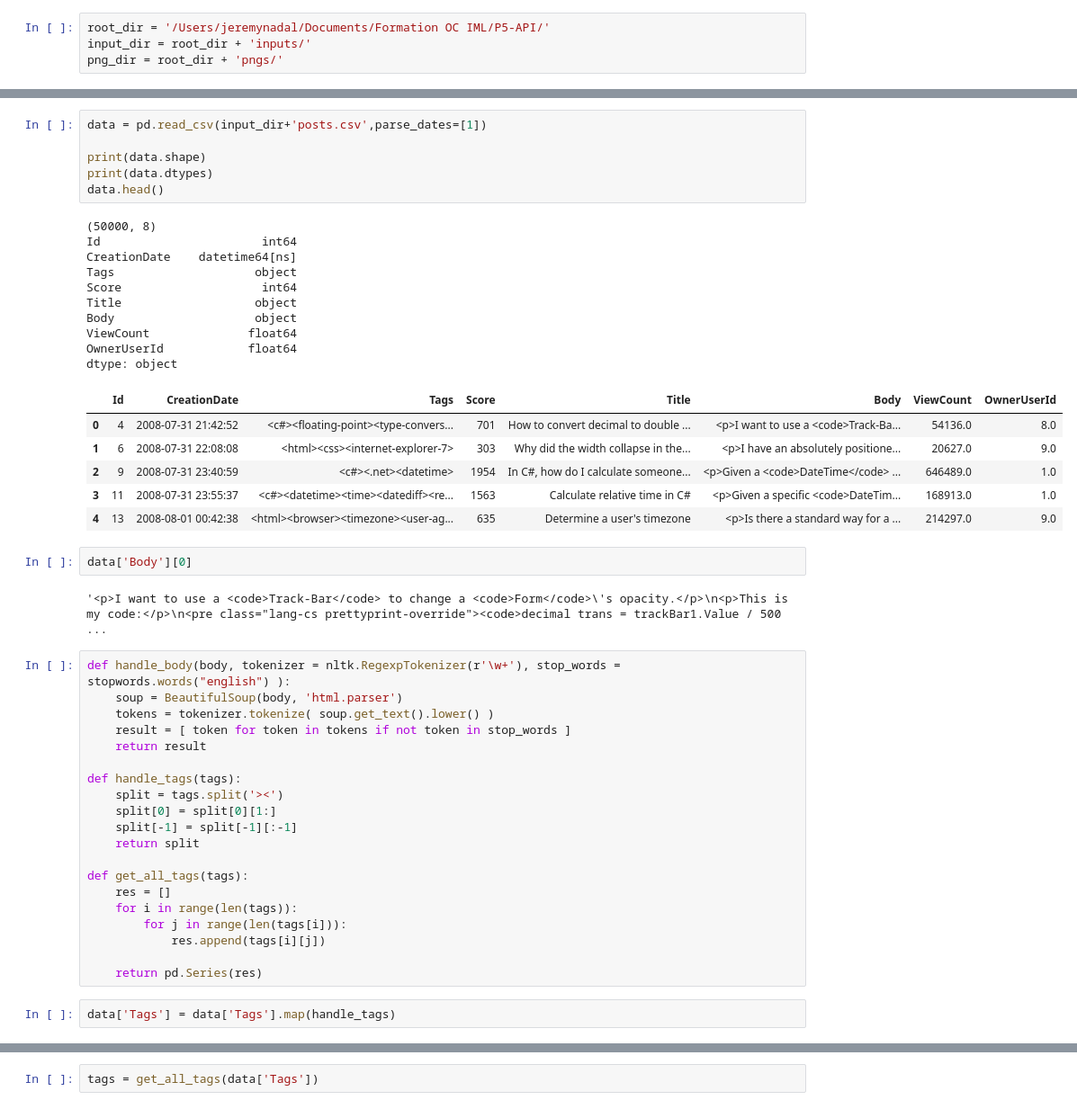
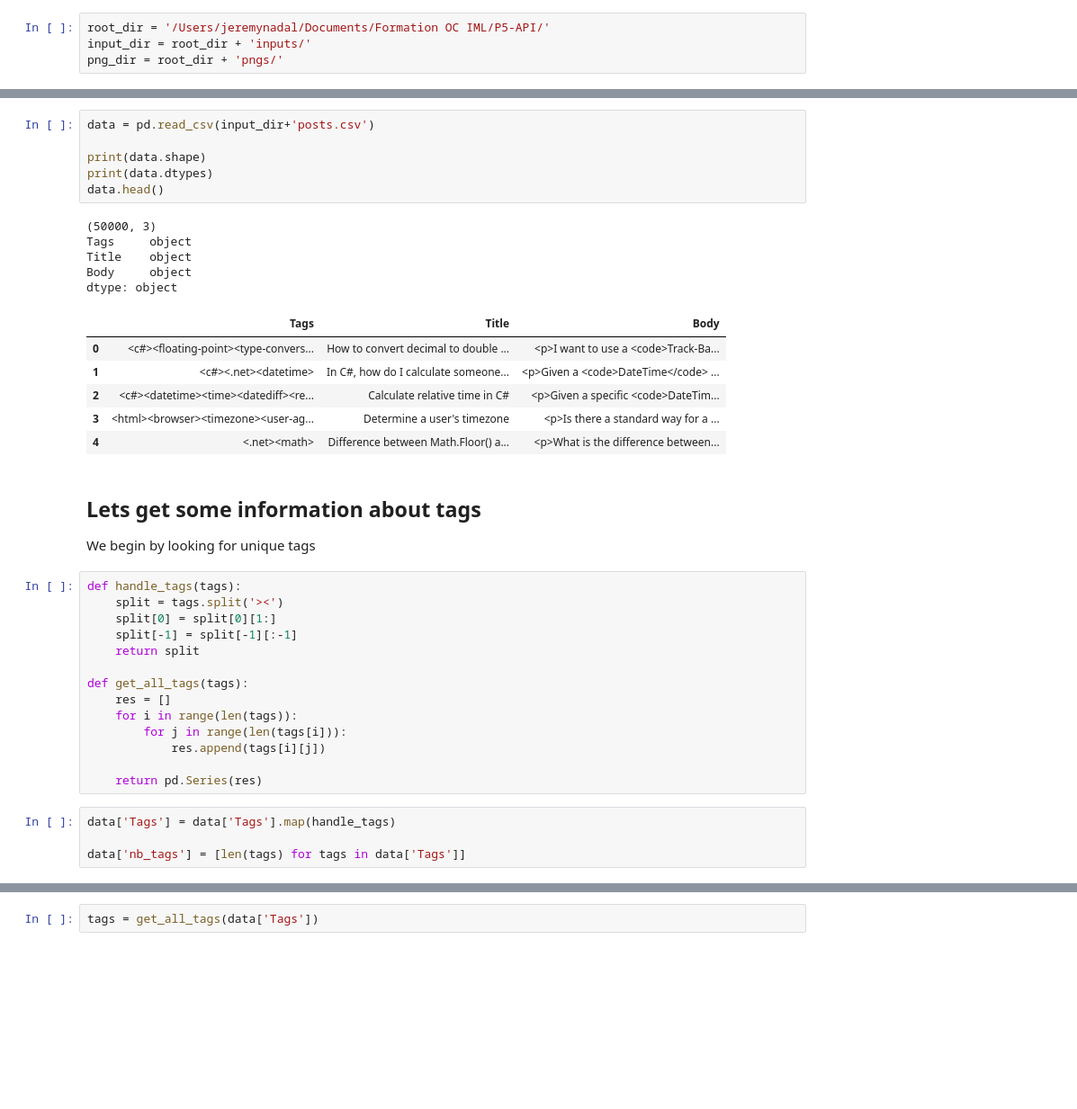
Before and after one commit to Jeremynadal33/categorize_question_API, a Jupyter notebook: cleaning.ipynb, the cells around one changed output, grey strips where cells are left out. Shown at 90% size. Drawn from its saved outputs; the diff is of its cells as text; blank space fills up the shorter version.

```diff
--- a/cleaning.ipynb
+++ b/cleaning.ipynb
@@ -37,37 +81,25 @@ png_dir = root_dir + 'pngs/'
 # %%
-data = pd.read_csv(input_dir+'posts.csv',parse_dates=[1])
+data = pd.read_csv(input_dir+'posts.csv')
 
 print(data.shape)
 print(data.dtypes)
 data.head()
 # %% [output]
-(50000, 8)
-Id                       int64
-CreationDate    datetime64[ns]
-Tags                    object
-Score                    int64
-Title                   object
-Body                    object
-ViewCount              float64
-OwnerUserId            float64
+(50000, 3)
+Tags     object
+Title    object
+Body     object
 dtype: object
-|  | Id | CreationDate | Tags | Score | Title | Body | ViewCount | OwnerUserId |
-| 0 | 4 | 2008-07-31 21:42:52 | <c#><floating-point><type-convers... | 701 | How to convert decimal to double ... | <p>I want to use a <code>Track-Ba... | 54136.0 | 8.0 |
-| 1 | 6 | 2008-07-31 22:08:08 | <html><css><internet-explorer-7> | 303 | Why did the width collapse in the... | <p>I have an absolutely positione... | 20627.0 | 9.0 |
-| 2 | 9 | 2008-07-31 23:40:59 | <c#><.net><datetime> | 1954 | In C#, how do I calculate someone... | <p>Given a <code>DateTime</code> ... | 646489.0 | 1.0 |
-| 3 | 11 | 2008-07-31 23:55:37 | <c#><datetime><time><datediff><re... | 1563 | Calculate relative time in C# | <p>Given a specific <code>DateTim... | 168913.0 | 1.0 |
-| 4 | 13 | 2008-08-01 00:42:38 | <html><browser><timezone><user-ag... | 635 | Determine a user's timezone | <p>Is there a standard way for a ... | 214297.0 | 9.0 |
+|  | Tags | Title | Body |
+| 0 | <c#><floating-point><type-convers... | How to convert decimal to double ... | <p>I want to use a <code>Track-Ba... |
+| 1 | <c#><.net><datetime> | In C#, how do I calculate someone... | <p>Given a <code>DateTime</code> ... |
+| 2 | <c#><datetime><time><datediff><re... | Calculate relative time in C# | <p>Given a specific <code>DateTim... |
+| 3 | <html><browser><timezone><user-ag... | Determine a user's timezone | <p>Is there a standard way for a ... |
+| 4 | <.net><math> | Difference between Math.Floor() a... | <p>What is the difference between... |
-# %%
-data['Body'][0]
-# %% [output]
-'<p>I want to use a <code>Track-Bar</code> to change a <code>Form</code>\'s opacity.</p>\n<p>This is my code:</p>\n<pre class="lang-cs prettyprint-override"><code>decimal trans = trackBar1.Value / 500 ...
+# %% [markdown]
+## Lets get some information about tags
+We begin by looking for unique tags
 # %%
-def handle_body(body, tokenizer = nltk.RegexpTokenizer(r'\w+'), stop_words = stopwords.words("english") ):
-    soup = BeautifulSoup(body, 'html.parser')
-    tokens = tokenizer.tokenize( soup.get_text().lower() )
-    result = [ token for token in tokens if not token in stop_words ]
-    return result
-
 def handle_tags(tags):
     split = tags.split('><')
     split[0] = split[0][1:]
@@ -83,6 +115,8 @@ def get_all_tags(tags):
     return pd.Series(res)
 # %%
 data['Tags'] = data['Tags'].map(handle_tags)
+
+data['nb_tags'] = [len(tags) for tags in data['Tags']]
 # %%
 data.head()
 # %% [output]
```
Also changed, not shown: parts of 27 cells of this notebook, 8 other files.
